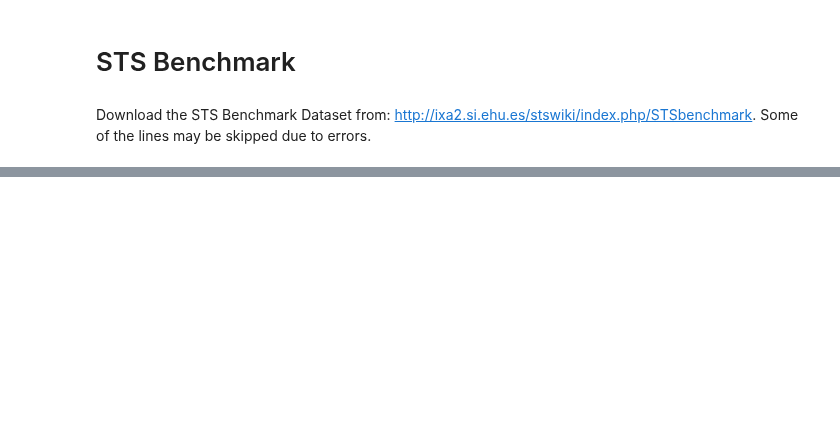
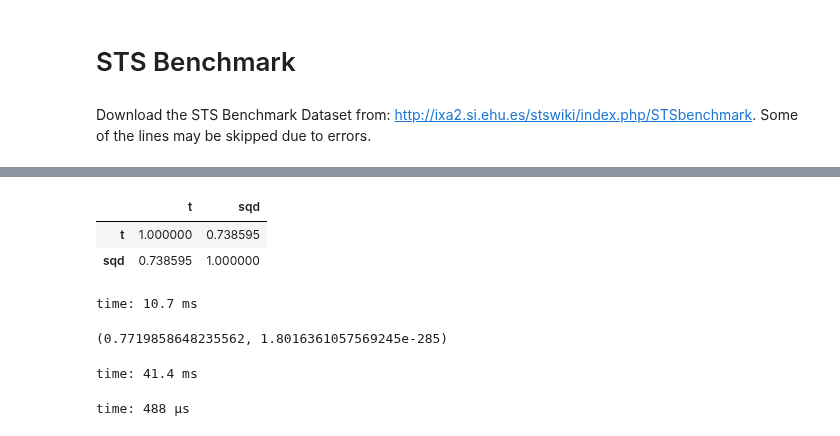
Before and after one commit to oborchers/Fast_Sentence_Embeddings, a Jupyter notebook: fse/Sentence Prediction.ipynb, the cells around one changed output, grey strips where cells are left out. Saved outputs shown, nothing was run; the diff lists cells and outputs as text; code cells hidden in the pictures; blank space fills up the shorter version.

```diff
--- a/fse/Sentence Prediction.ipynb
+++ b/fse/Sentence Prediction.ipynb
@@ -252,0 +277,4 @@ time: 22.5 ms
+# %%
+train_a, train_b, y_train = load_sts("data/stsbenchmark/sts-train.csv")
+val_a, val_b, y_val = load_sts("data/stsbenchmark/sts-dev.csv")
+test_a, test_b, y_test = load_sts("data/stsbenchmark/sts-test.csv")
@@ -252,0 +287,2 @@ time: 22.5 ms
+# %%
+cbow_model = Sentence2Vec(model, alpha=1e-3, components=4, no_frequency=True)
@@ -252,0 +293,18 @@ time: 22.5 ms
+# %%
+def sqd(a,b):
+    # Elementwise squared difference
+    return np.power(a-b,2)
+
+def compute_diff_features(x1, x2, model):
+    x1_v = model.train(x1)
+    x2_v = model.train(x2)
+
+    model.normalize(x1_v)
+    model.normalize(x2_v)
+
+    output = np.zeros_like(x1_v)
+
+    for i in range(len(x1_v)):
+        output[i] = sqd(x1_v[i],x2_v[i])
+
+    return output
@@ -252,0 +313,4 @@ time: 22.5 ms
+# %%
+x_train = compute_diff_features(train_a, train_b, cbow_model)
+x_val = compute_diff_features(val_a, val_b, cbow_model)
+#x_test = compute_diff_features(test_a, test_b, cbow_model)
@@ -252,0 +339,27 @@ time: 22.5 ms
+# %%
+df_test= pd.DataFrame()
+
+df_test["t"] = y_train
+df_test["sqd"] = -x_train.sum(axis=-1)
+
+df_test.corr()
+# %% [output]
+|  | t | sqd |
+| t | 1.000000 | 0.738595 |
+| sqd | 0.738595 | 1.000000 |
+time: 10.7 ms
+# %%
+from sklearn.linear_model import LinearRegression
+from scipy.stats import pearsonr as prs
+reg = LinearRegression().fit(x_train, y_train)
+y_lr_pred = reg.predict(x_val)
+prs(y_lr_pred, y_val)
+# %% [output]
+(0.7719858648235562, 1.8016361057569245e-285)
+time: 41.4 ms
+# %%
+epochs= 1000
+neurons = 100
+batch_size = 128
+# %% [output]
+time: 488 µs
```
Also changed, not shown: parts of 32 cells of this notebook, 5 other files.
